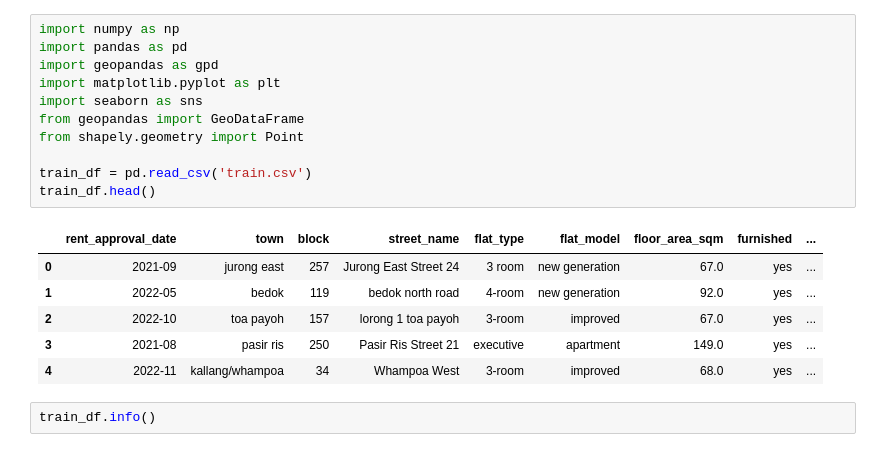
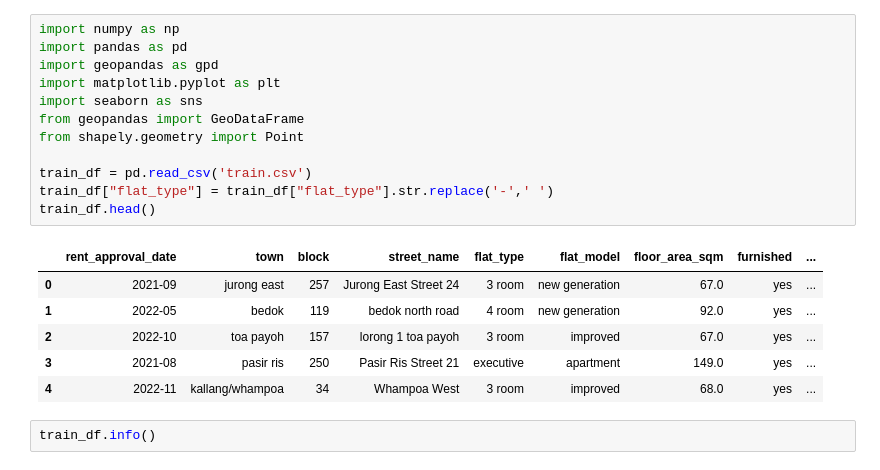
Before and after one commit to nwjbrandon/CS5228_Project, a Jupyter notebook: EDA.ipynb, the cells around one changed output. Cells and saved outputs as stored; diff of their text form.

```diff
--- a/EDA.ipynb
+++ b/EDA.ipynb
@@ -1,21 +1,22 @@
 # %%
 import numpy as np
 import pandas as pd
 import geopandas as gpd
 import matplotlib.pyplot as plt
 import seaborn as sns
 from geopandas import GeoDataFrame
 from shapely.geometry import Point
 
 train_df = pd.read_csv('train.csv')
+train_df["flat_type"] = train_df["flat_type"].str.replace('-',' ')
 train_df.head()
 # %% [output]
 |  | rent_approval_date | town | block | street_name | flat_type | flat_model | floor_area_sqm | furnished | ... |
 | 0 | 2021-09 | jurong east | 257 | Jurong East Street 24 | 3 room | new generation | 67.0 | yes | ... |
-| 1 | 2022-05 | bedok | 119 | bedok north road | 4-room | new generation | 92.0 | yes | ... |
-| 2 | 2022-10 | toa payoh | 157 | lorong 1 toa payoh | 3-room | improved | 67.0 | yes | ... |
+| 1 | 2022-05 | bedok | 119 | bedok north road | 4 room | new generation | 92.0 | yes | ... |
+| 2 | 2022-10 | toa payoh | 157 | lorong 1 toa payoh | 3 room | improved | 67.0 | yes | ... |
 | 3 | 2021-08 | pasir ris | 250 | Pasir Ris Street 21 | executive | apartment | 149.0 | yes | ... |
-| 4 | 2022-11 | kallang/whampoa | 34 | Whampoa West | 3-room | improved | 68.0 | yes | ... |
+| 4 | 2022-11 | kallang/whampoa | 34 | Whampoa West | 3 room | improved | 68.0 | yes | ... |
 # %%
 train_df.info()
 # %% [output]
```
Also changed, not shown: parts of 2 cells of this notebook.
